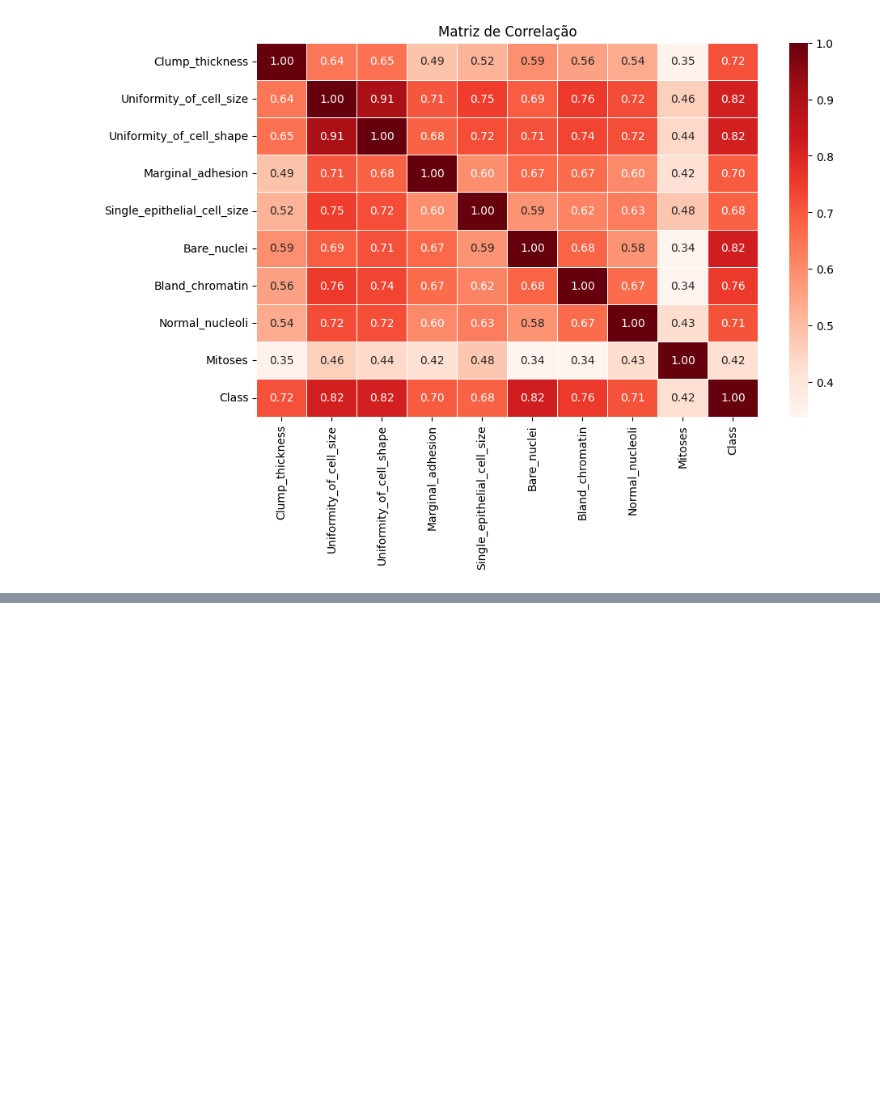
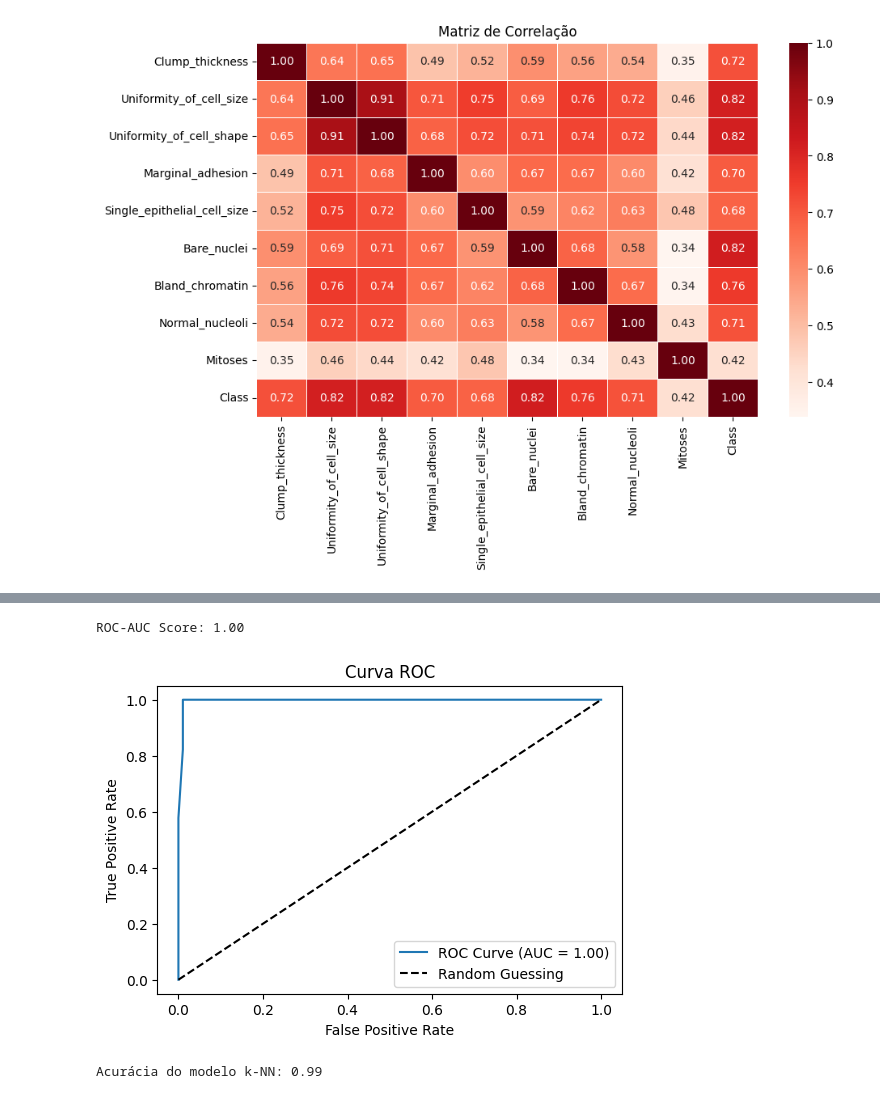
Before and after one commit to IvonLuiz/breast_cancer_kmeans, a Jupyter notebook: breast_cancer_kmeans.ipynb, the cells around one changed output, grey strips where cells are left out. Drawn from its saved outputs; the diff is of its cells as text; code cells hidden in the pictures; blank space fills up the shorter version.

```diff
--- a/breast_cancer_kmeans.ipynb
+++ b/breast_cancer_kmeans.ipynb
@@ -260,0 +398,22 @@ plt.show()
+# %%
+y_pred_proba = knn_classifier.predict_proba(X_test)[:, 1]  # Probabilidades da classe positiva
+roc_auc = roc_auc_score(y_test, y_pred_proba)
+print(f"ROC-AUC Score: {roc_auc:.2f}")
+
+fpr, tpr, _ = roc_curve(y_test, y_pred_proba)
+plt.figure(figsize=(6, 4))
+plt.plot(fpr, tpr, label=f"ROC Curve (AUC = {roc_auc:.2f})")
+plt.plot([0, 1], [0, 1], 'k--', label="Random Guessing")
+plt.xlabel("False Positive Rate")
+plt.ylabel("True Positive Rate")
+plt.title("Curva ROC")
+plt.legend(loc="lower right")
+plt.show()
+
+# 5. Acurácia
+accuracy = accuracy_score(y_test, y_pred)
+print(f"Acurácia do modelo k-NN: {accuracy:.2f}")
+# %% [output]
+ROC-AUC Score: 1.00
+[figure, added]
+Acurácia do modelo k-NN: 0.99
```
Also changed, not shown: parts of 11 cells of this notebook.
